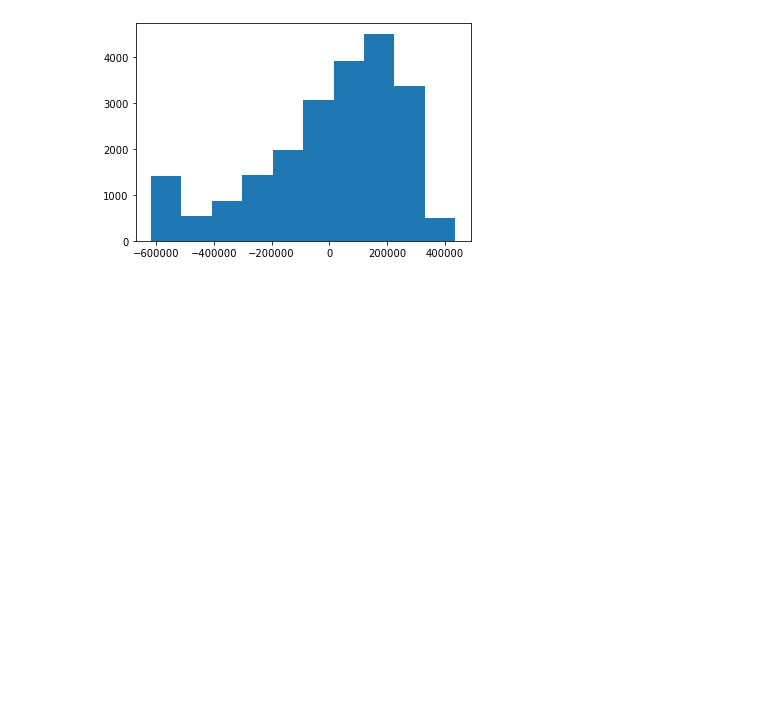
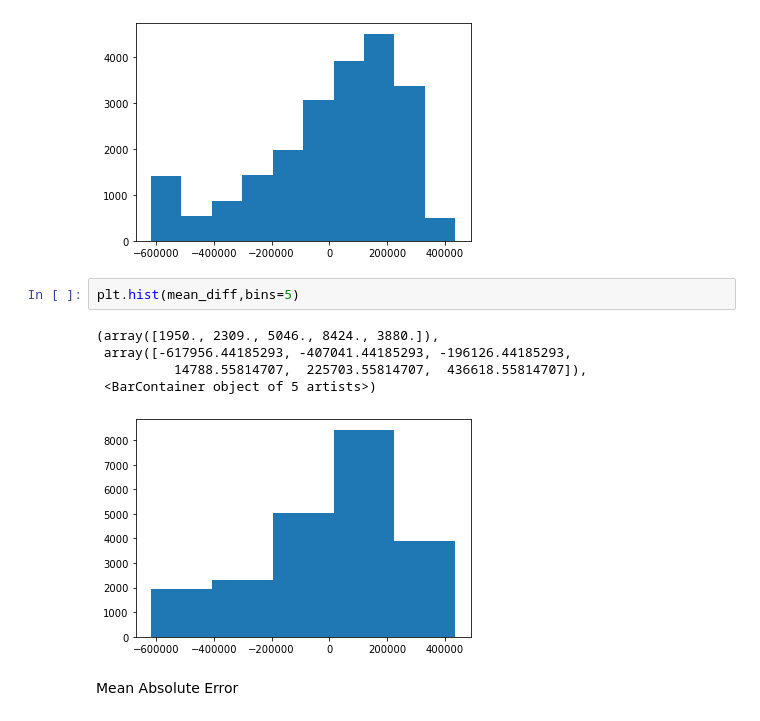
Before and after one commit to VelampalepuRohitAnjaniKumar/Machine-Learning-, a Jupyter notebook: Linear Regression/Predction _Model 1.ipynb, the cells around one changed output. Saved outputs shown, nothing was run; the diff lists cells and outputs as text; blank space fills up the shorter version.

```diff
--- a/Linear Regression/Predction _Model 1.ipynb
+++ b/Linear Regression/Predction _Model 1.ipynb
@@ -187,3 +187,13 @@ plt.hist(mean_diff)
          331161.05814707,  436618.55814707]),
  <BarContainer object of 10 artists>)
 [figure]
+# %%
+plt.hist(mean_diff,bins=5)
+# %% [output]
+(array([1950., 2309., 5046., 8424., 3880.]),
+ array([-617956.44185293, -407041.44185293, -196126.44185293,
+          14788.55814707,  225703.55814707,  436618.55814707]),
+ <BarContainer object of 5 artists>)
+[figure, added]
+# %% [markdown]
+Mean Absolute Error
```
Also changed, not shown: parts of 9 cells of this notebook.
